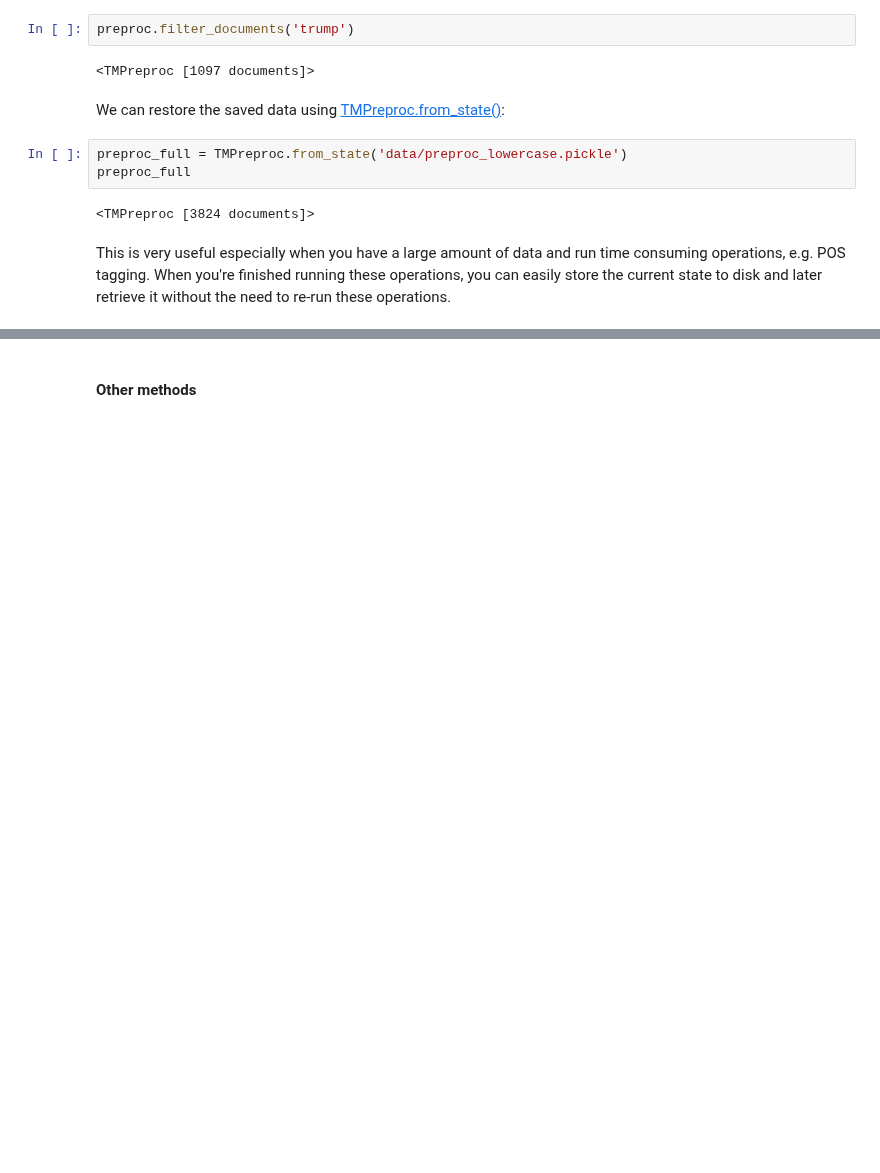
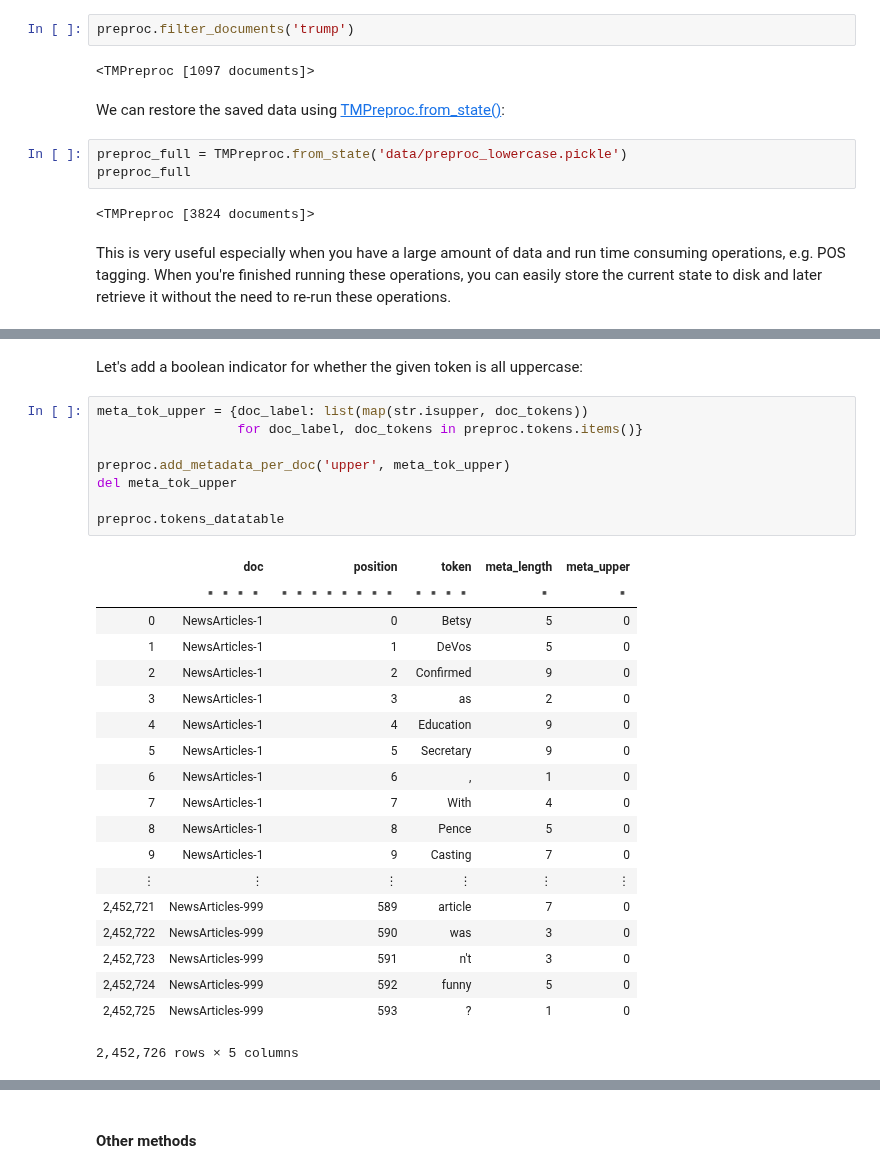
Before and after one commit to WZBSocialScienceCenter/tmtoolkit, a Jupyter notebook: doc/source/preprocessing.ipynb, the cells around one changed output, grey strips where cells are left out. Saved outputs shown, nothing was run; the diff lists cells and outputs as text; blank space fills up the shorter version.

```diff
--- a/doc/source/preprocessing.ipynb
+++ b/doc/source/preprocessing.ipynb
@@ -1245,0 +1291,30 @@ chaining methods
+# %% [markdown]
+Let's add a boolean indicator for whether the given token is all uppercase:
+# %%
+meta_tok_upper = {doc_label: list(map(str.isupper, doc_tokens))
+                  for doc_label, doc_tokens in preproc.tokens.items()}
+
+preproc.add_metadata_per_doc('upper', meta_tok_upper)
+del meta_tok_upper
+
+preproc.tokens_datatable
+# %% [output]
+|  | doc | position | token | meta_length | meta_upper |
+|  | ▪▪▪▪ | ▪▪▪▪▪▪▪▪ | ▪▪▪▪ | ▪ | ▪ |
+| 0 | NewsArticles-1 | 0 | Betsy | 5 | 0 |
+| 1 | NewsArticles-1 | 1 | DeVos | 5 | 0 |
+| 2 | NewsArticles-1 | 2 | Confirmed | 9 | 0 |
+| 3 | NewsArticles-1 | 3 | as | 2 | 0 |
+| 4 | NewsArticles-1 | 4 | Education | 9 | 0 |
+| 5 | NewsArticles-1 | 5 | Secretary | 9 | 0 |
+| 6 | NewsArticles-1 | 6 | , | 1 | 0 |
+| 7 | NewsArticles-1 | 7 | With | 4 | 0 |
+| 8 | NewsArticles-1 | 8 | Pence | 5 | 0 |
+| 9 | NewsArticles-1 | 9 | Casting | 7 | 0 |
+| ⋮ | ⋮ | ⋮ | ⋮ | ⋮ | ⋮ |
+| 2,452,721 | NewsArticles-999 | 589 | article | 7 | 0 |
+| 2,452,722 | NewsArticles-999 | 590 | was | 3 | 0 |
+| 2,452,723 | NewsArticles-999 | 591 | n't | 3 | 0 |
+| 2,452,724 | NewsArticles-999 | 592 | funny | 5 | 0 |
+| 2,452,725 | NewsArticles-999 | 593 | ? | 1 | 0 |
+2,452,726 rows × 5 columns
```
Also changed, not shown: parts of 41 cells of this notebook, 7 other files.
